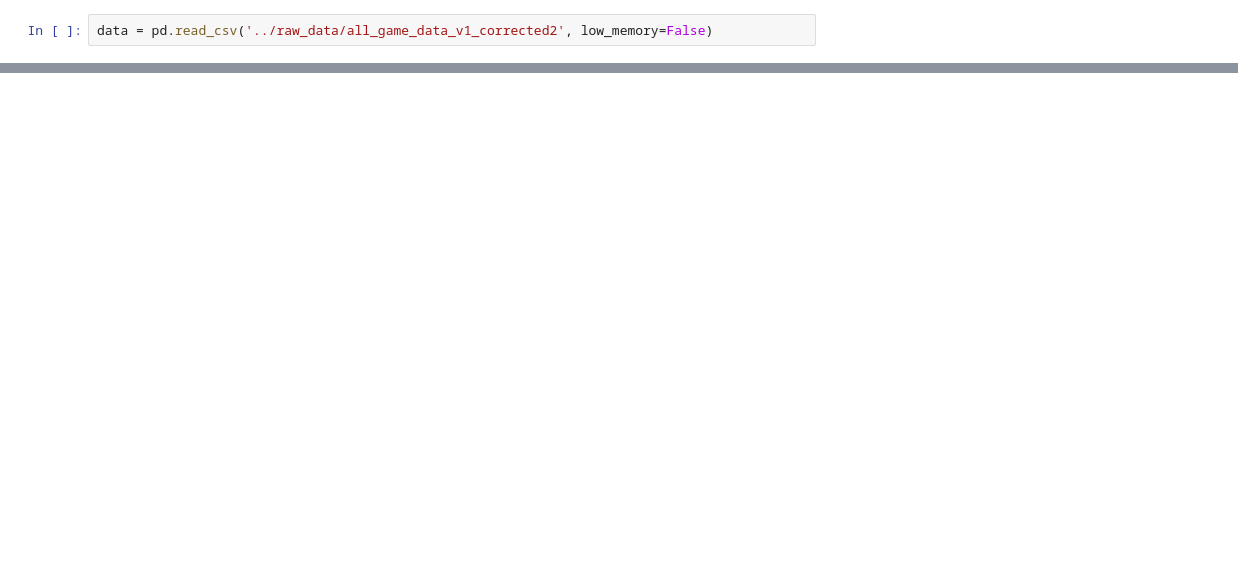
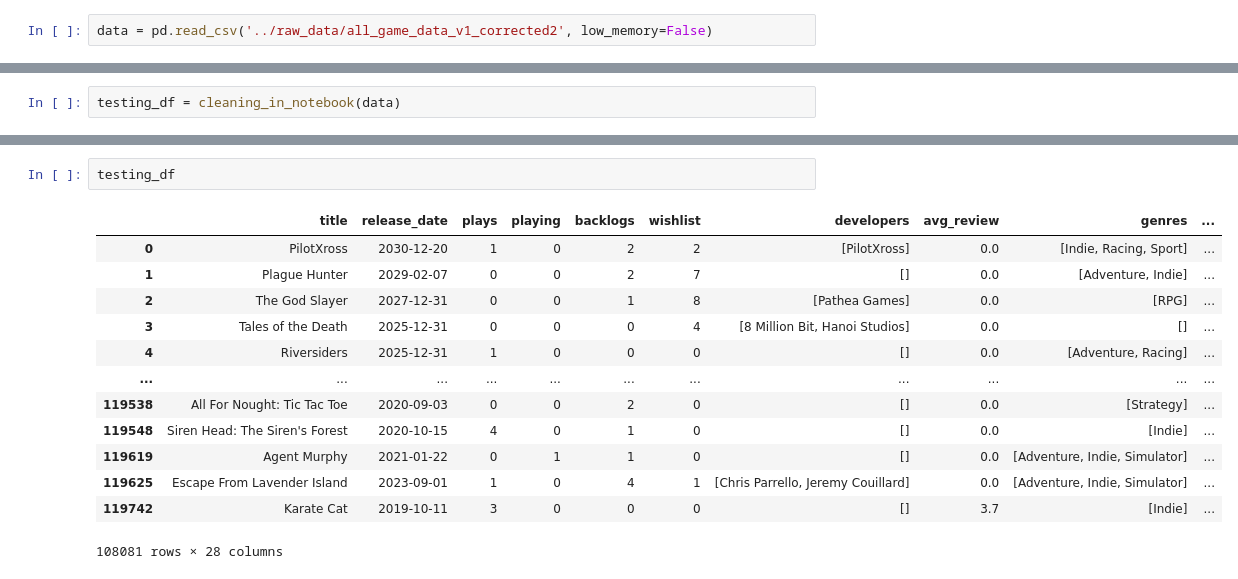
Before and after one commit to Ant-mel/legendary_game_recs, a Jupyter notebook: notebooks/ant_pipeline.ipynb, the cells around one changed output, grey strips where cells are left out. Saved outputs shown, nothing was run; the diff lists cells and outputs as text; blank space fills up the shorter version.

```diff
--- a/notebooks/ant_pipeline.ipynb
+++ b/notebooks/ant_pipeline.ipynb
@@ -71,0 +52,2 @@ pipeline2 = make_pipeline(pipeline, column_cleaner)
+# %%
+testing_df = cleaning_in_notebook(data)
@@ -71,0 +72,16 @@ pipeline2 = make_pipeline(pipeline, column_cleaner)
+# %%
+testing_df
+# %% [output]
+|  | title | release_date | plays | playing | backlogs | wishlist | developers | avg_review | genres | ... |
+| 0 | PilotXross | 2030-12-20 | 1 | 0 | 2 | 2 | [PilotXross] | 0.0 | [Indie, Racing, Sport] | ... |
+| 1 | Plague Hunter | 2029-02-07 | 0 | 0 | 2 | 7 | [] | 0.0 | [Adventure, Indie] | ... |
+| 2 | The God Slayer | 2027-12-31 | 0 | 0 | 1 | 8 | [Pathea Games] | 0.0 | [RPG] | ... |
+| 3 | Tales of the Death | 2025-12-31 | 0 | 0 | 0 | 4 | [8 Million Bit, Hanoi Studios] | 0.0 | [] | ... |
+| 4 | Riversiders | 2025-12-31 | 1 | 0 | 0 | 0 | [] | 0.0 | [Adventure, Racing] | ... |
+| ... | ... | ... | ... | ... | ... | ... | ... | ... | ... | ... |
+| 119538 | All For Nought: Tic Tac Toe | 2020-09-03 | 0 | 0 | 2 | 0 | [] | 0.0 | [Strategy] | ... |
+| 119548 | Siren Head: The Siren's Forest | 2020-10-15 | 4 | 0 | 1 | 0 | [] | 0.0 | [Indie] | ... |
+| 119619 | Agent Murphy | 2021-01-22 | 0 | 1 | 1 | 0 | [] | 0.0 | [Adventure, Indie, Simulator] | ... |
+| 119625 | Escape From Lavender Island | 2023-09-01 | 1 | 0 | 4 | 1 | [Chris Parrello, Jeremy Couillard] | 0.0 | [Adventure, Indie, Simulator] | ... |
+| 119742 | Karate Cat | 2019-10-11 | 3 | 0 | 0 | 0 | [] | 3.7 | [Indie] | ... |
+108081 rows × 28 columns
```
Also changed, not shown: parts of 12 cells of this notebook.
